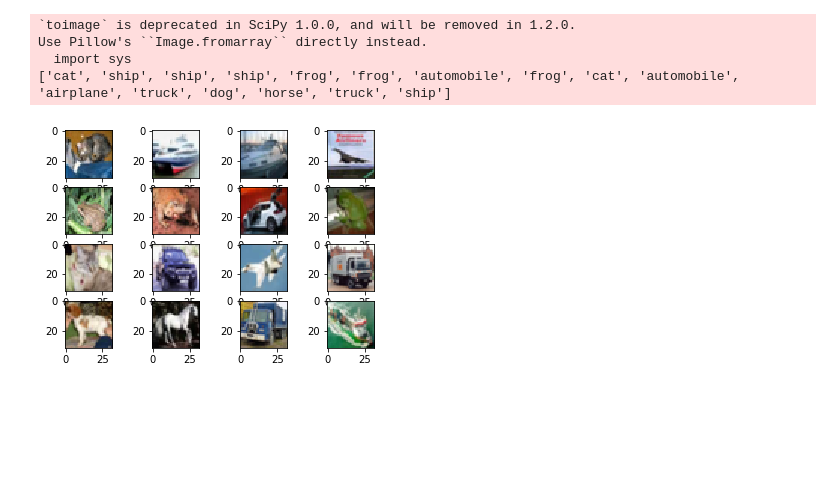
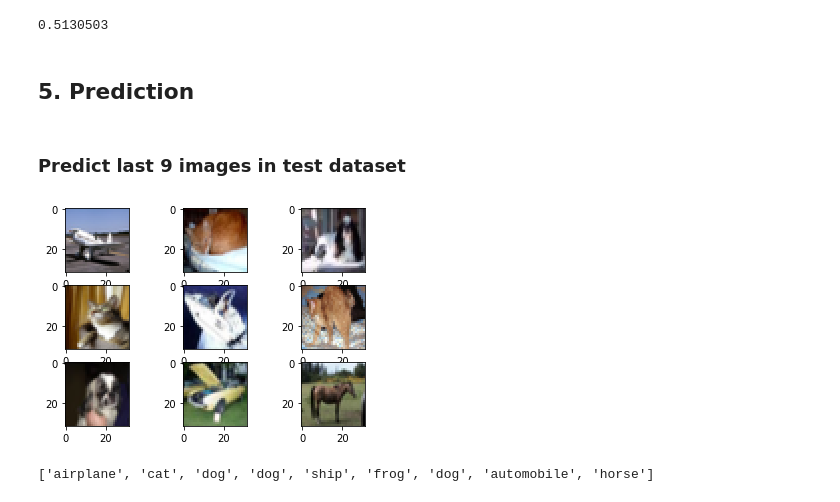
Before and after one commit to nam98nd16/Image-Classification, a Jupyter notebook: CIFAR-10/cifar-10-image-recognition.ipynb, the cells around one changed output. Saved outputs shown, nothing was run; the diff lists cells and outputs as text; code cells hidden in the pictures; blank space fills up the shorter version.

```diff
--- a/CIFAR-10/cifar-10-image-recognition.ipynb
+++ b/CIFAR-10/cifar-10-image-recognition.ipynb
@@ -19,10 +24,10 @@ import numpy as np
 # %%
-def show_imgs(X):
+def show_imgs(X, grid):
     pyplot.figure(1)
     k = 0
-    for i in range(0,4):
-        for j in range(0,4):
-            pyplot.subplot2grid((4,4),(i,j))
+    for i in range(0,grid):
+        for j in range(0,grid):
+            pyplot.subplot2grid((grid,grid),(i,j))
             pyplot.imshow(toimage(X[k]))
             k = k+1
     pyplot.show()
@@ -97,0 +60,5 @@ model = create_model()
+# %%
+mean = np.mean(x_train,axis=(0,1,2,3))
+std = np.std(x_train,axis=(0,1,2,3))
+x_train = (x_train-mean)/std
+x_test = (x_test-mean)/std
@@ -130,5 +140,4 @@ datagen.fit(x_train)
 # %%
-# Train model if model hasn't existed yet
 batch_size = 64
 
 opt_rms = keras.optimizers.rmsprop(lr=0.001,decay=1e-6)
@@ -139,4 +148,4 @@ else:
     model.compile(loss='categorical_crossentropy', optimizer=opt_rms, metrics=['accuracy'])
     model.fit_generator(datagen.flow(x_train, y_train, batch_size=batch_size),\
                     steps_per_epoch=x_train.shape[0] // batch_size,epochs=15,\
-                    verbose=1,validation_data=(x_test,y_test),callbacks=[LearningRateScheduler(lr_schedule)])
+                    verbose=1,validation_data=(x_test,y_test))
@@ -188,13 +206,17 @@ print(biases)
+# %%
+np.mean(keras.losses.categorical_crossentropy(y_test, y_pred))
+# %% [output]
+0.5130503
+# %% [markdown]
+## 5. Prediction
+# %% [markdown]
+### Predict last 9 images in test dataset
 # %%
-# Predict test images
-show_imgs(x_test[:16])
+show_imgs(x_test[-9:], 3)
 labels =  ['airplane','automobile','bird','cat','deer','dog','frog','horse','ship','truck']
 
-indices = np.argmax(model.predict(x_test[:16]),1)
+indices = np.argmax(model.predict(x_test[-9:]),1)
 print ([labels[x] for x in indices])
 # %% [output]
+[figure, new version]
-`toimage` is deprecated in SciPy 1.0.0, and will be removed in 1.2.0.
-Use Pillow's ``Image.fromarray`` directly instead.
-  import sys
-['cat', 'ship', 'ship', 'ship', 'frog', 'frog', 'automobile', 'frog', 'cat', 'automobile', 'airplane', 'truck', 'dog', 'horse', 'truck', 'ship']
+['airplane', 'cat', 'dog', 'dog', 'ship', 'frog', 'dog', 'automobile', 'horse']
-[figure, old version]
```
Also changed, not shown: parts of 33 cells of this notebook.
